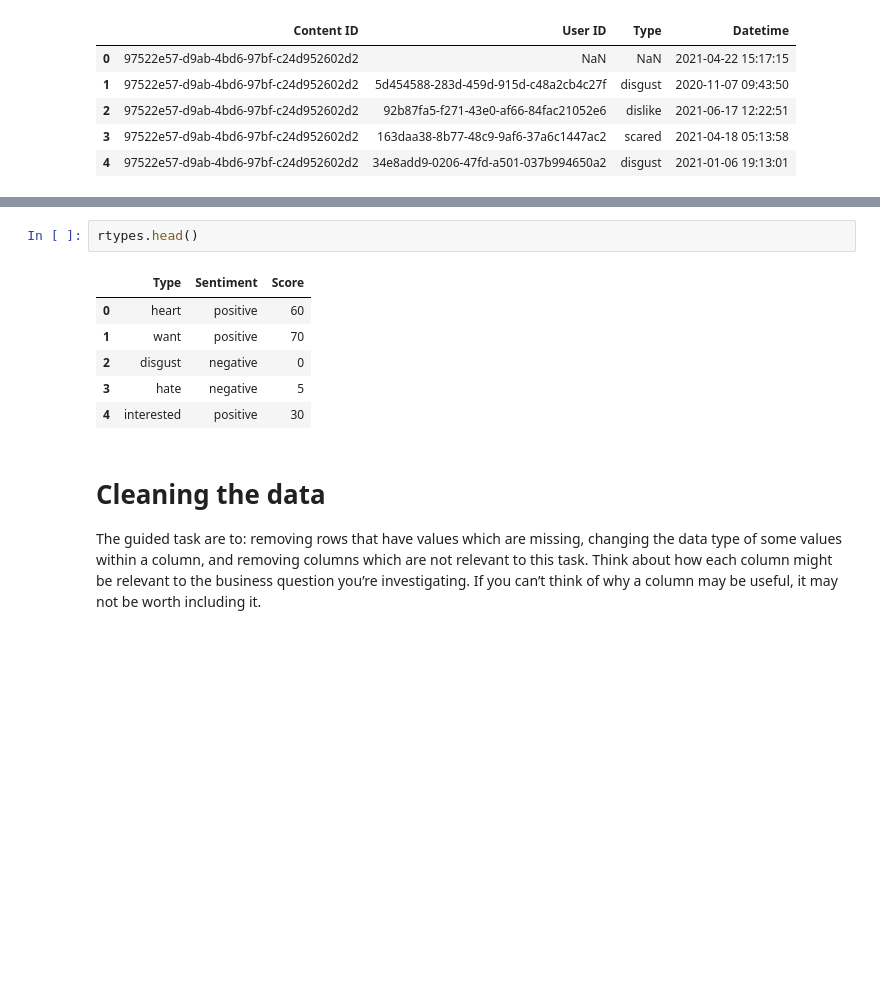
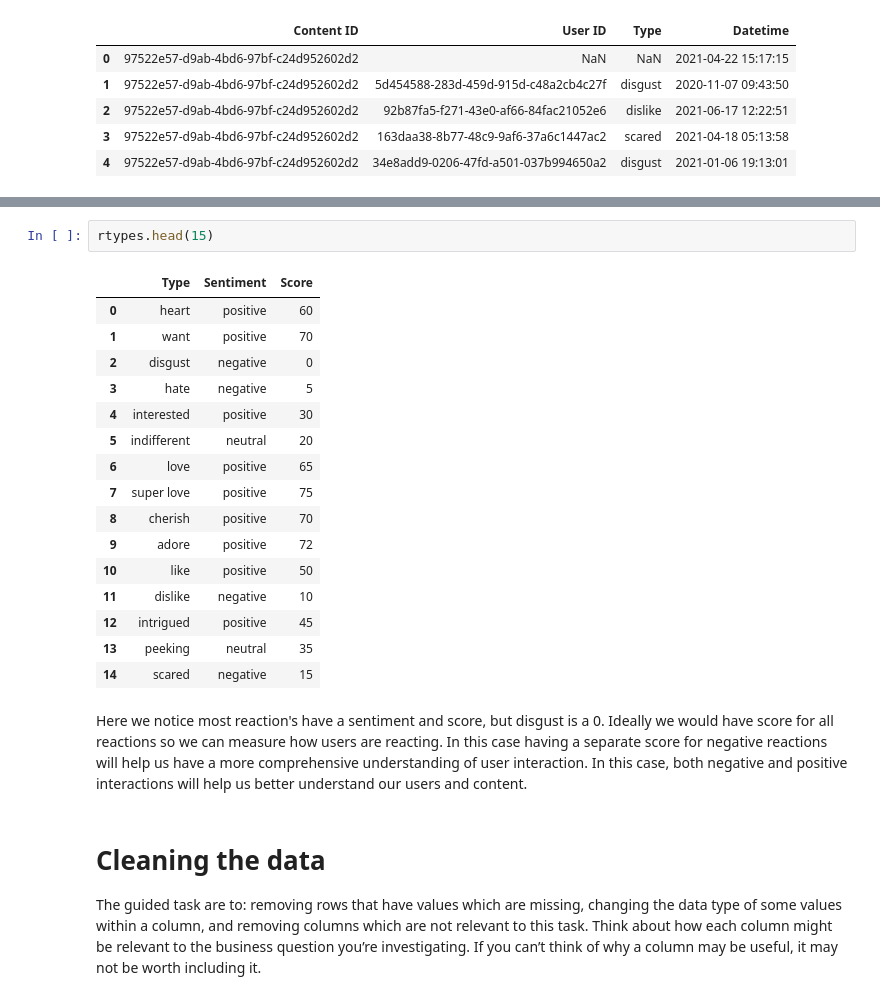
Before and after one commit to DerikVo/social_buzz, a Jupyter notebook: Code/01_eda.ipynb, the cells around one changed output, grey strips where cells are left out. Saved outputs shown, nothing was run; the diff lists cells and outputs as text; blank space fills up the shorter version.

```diff
--- a/Code/01_eda.ipynb
+++ b/Code/01_eda.ipynb
@@ -42,12 +55,24 @@ reactions.head()
 # %%
-rtypes.head()
+rtypes.head(15)
 # %% [output]
 |  | Type | Sentiment | Score |
 | 0 | heart | positive | 60 |
 | 1 | want | positive | 70 |
 | 2 | disgust | negative | 0 |
 | 3 | hate | negative | 5 |
 | 4 | interested | positive | 30 |
+| 5 | indifferent | neutral | 20 |
+| 6 | love | positive | 65 |
+| 7 | super love | positive | 75 |
+| 8 | cherish | positive | 70 |
+| 9 | adore | positive | 72 |
+| 10 | like | positive | 50 |
+| 11 | dislike | negative | 10 |
+| 12 | intrigued | positive | 45 |
+| 13 | peeking | neutral | 35 |
+| 14 | scared | negative | 15 |
+# %% [markdown]
+Here we notice most reaction's have a sentiment and score, but disgust is a 0. Ideally we would have score for all reactions so we can measure how users are reacting. In this case having a separate score  for negative reactions will help us have a more comprehensive understanding of user interaction. In this case, both negative and positive interactions will help us better understand our users and content.
 # %% [markdown]
 # Cleaning the data
 The guided task are to:
```
Also changed, not shown: parts of 3 cells of this notebook, 1 other file.
